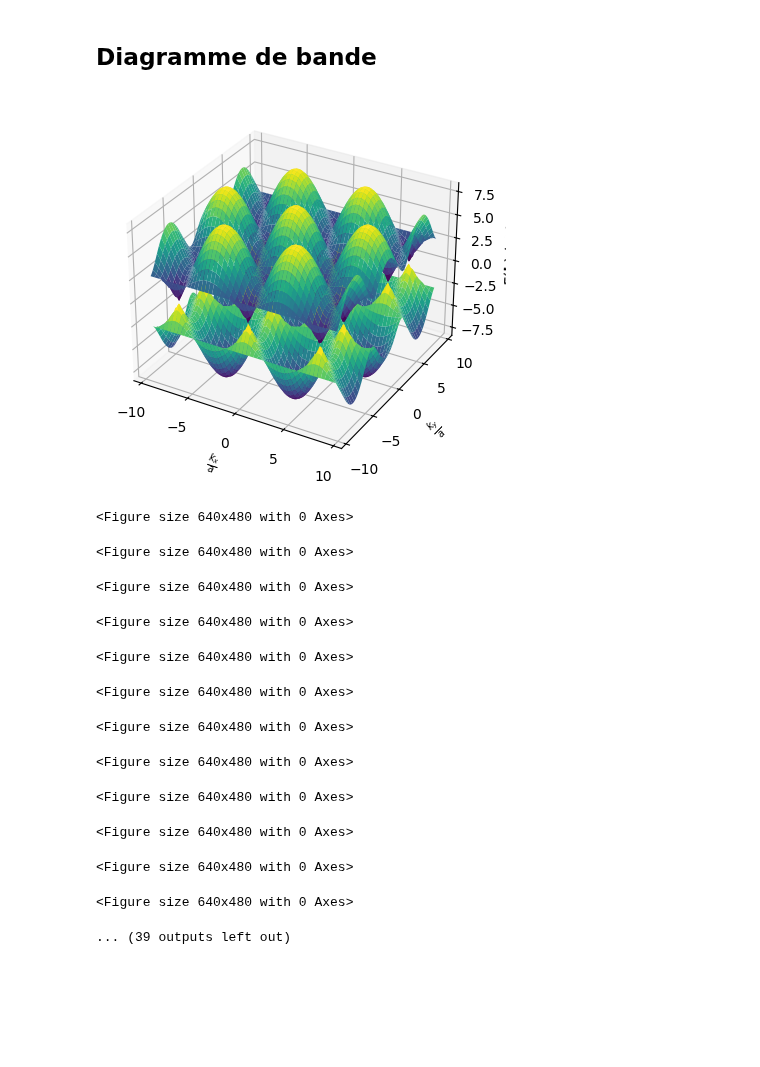
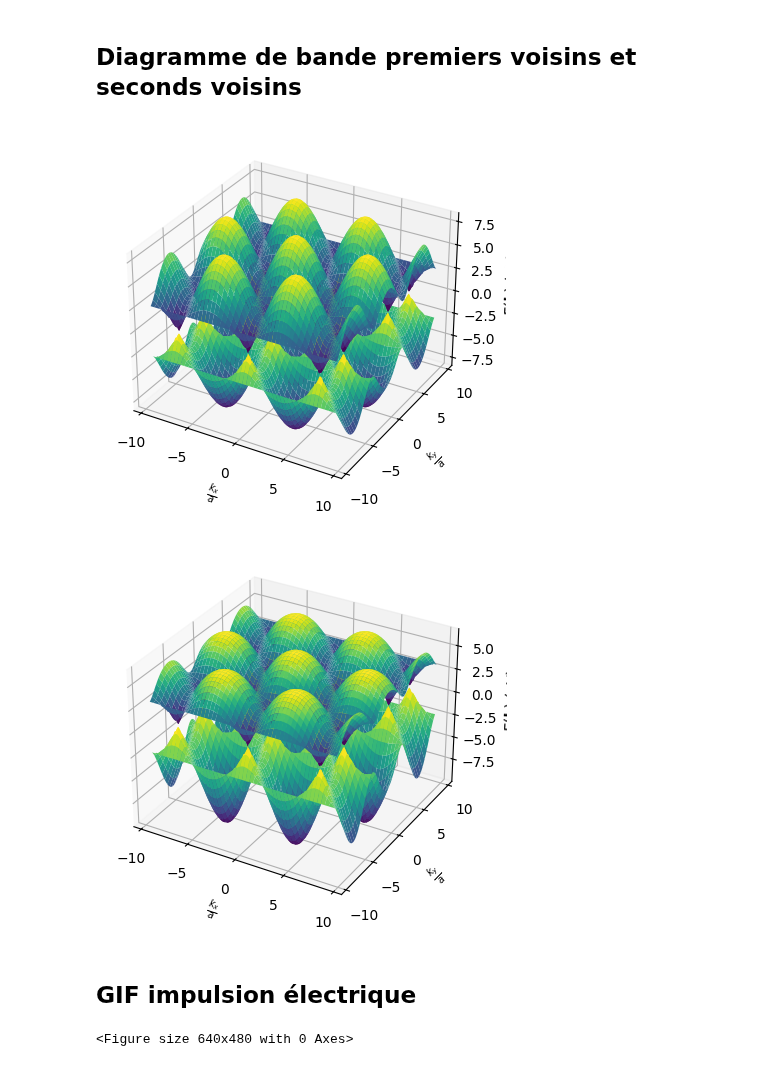
Before and after one commit to mldessu/projetsimu, a Jupyter notebook: Plan infini/plan_infini.ipynb, the cells around one changed output. Drawn from its saved outputs; the diff is of its cells as text; code cells hidden in the pictures; blank space fills up the shorter version.

```diff
--- a/Plan infini/plan_infini.ipynb
+++ b/Plan infini/plan_infini.ipynb
@@ -1,5 +1,5 @@
 # %% [markdown]
-## Diagramme de bande
+## Diagramme de bande premiers voisins et seconds voisins
 # %%
 import numpy as np
 import matplotlib.pyplot as plt
@@ -7,38 +7,59 @@ import matplotlib.pyplot as plt
 epsilon = 0
 a = 1 # Le paramètre de maille est donc l'unité de longueur
 a_0 = a / np.sqrt(3)  # Le paramètre de maille est donc l'unité de longueur
 t_hop = -2.7 # eV
+t_hop_prime = 0.1 * t_hop
 
 kx = np.linspace(-3*np.pi,3*np.pi,1000)
 ky = np.linspace(-3*np.pi,3*np.pi,1000)
 kx, ky = np.meshgrid(kx, ky)
 
 k = np.array([kx, ky])
-a1 = a_0 / 2 * np.array([3, np.sqrt(3)])
-a2 = a_0 / 2 * np.array([3, -np.sqrt(3)])
+a1 = a / 2 * np.array([np.sqrt(3), 1])
+a2 = a / 2 * np.array([np.sqrt(3), -1])
 
 dot_k_a1 = np.tensordot(k, a1, axes=(0, 0))
 dot_k_a2 = np.tensordot(k, a2, axes=(0, 0))
 dot_k_a2_a1 = np.tensordot(k, a2 - a1, axes=(0, 0))
 
+ ### Premiers voisins ###
 E_n = epsilon - t_hop * np.sqrt(3 + 2 * np.cos(dot_k_a2_a1) + 2 * np.cos(dot_k_a1) + 2 * np.cos(dot_k_a2))
 E_p = epsilon + t_hop * np.sqrt(3 + 2 * np.cos(dot_k_a2_a1) + 2 * np.cos(dot_k_a1) + 2 * np.cos(dot_k_a2))
 
 fig = plt.figure()
 ax = fig.add_subplot(111, projection='3d')
 
 ax.plot_surface(kx, ky, E_n, cmap='viridis')
 ax.plot_surface(kx, ky, E_p, cmap='viridis')
 ax.set_xlabel(r'$\frac{k_x}{a}$')
 ax.set_ylabel(r'$\frac{k_y}{a}$')
 ax.set_zlabel(r'E($\mathbf{k}$) (eV)')
 
 plt.show()
+
+### Second voisins ###
+E_n_2 = (epsilon + 2 * t_hop_prime * (np.cos(dot_k_a1) + np.cos(dot_k_a2) + np.cos(dot_k_a2_a1))) \
+        - t_hop * np.sqrt(3 + 2 * np.cos(dot_k_a2_a1) + 2 * np.cos(dot_k_a1) + 2 * np.cos(dot_k_a2))
+E_p_2 = (epsilon + 2 * t_hop_prime * (np.cos(dot_k_a1) + np.cos(dot_k_a2) + np.cos(dot_k_a2_a1))) \
+        + t_hop * np.sqrt(3 + 2 * np.cos(dot_k_a2_a1) + 2 * np.cos(dot_k_a1) + 2 * np.cos(dot_k_a2))
+
+fig = plt.figure()
+ax = fig.add_subplot(111, projection='3d')
+
+ax.plot_surface(kx, ky, E_n_2, cmap='viridis')
+ax.plot_surface(kx, ky, E_p_2, cmap='viridis')
+ax.set_xlabel(r'$\frac{k_x}{a}$')
+ax.set_ylabel(r'$\frac{k_y}{a}$')
+ax.set_zlabel(r'E($\mathbf{k}$) (eV)')
+
+plt.show()
 # %% [output]
 [figure]
+[figure, added]
+# %% [markdown]
+## GIF impulsion électrique
 # %%
 import numpy as np
-import scipy.fftpack
 
 epsilon = 0
 a = 1 # Le paramètre de maille est donc l'unité de longueur
@@ -49,15 +70,14 @@ time = np.linspace(0, 20e-15, 50)
 a1 = a / 2 * np.array([3, np.sqrt(3)])
 a2 = a / 2 * np.array([3, -np.sqrt(3)])
 
-# Define grid in k-space
-N = 300  # Number of points
-L = 300   # Domain size in real space
+N = 300  # Nombre de points
+L = 300   # Taille du domaine
 kx = 2 * np.pi * np.fft.fftfreq(N, d=L / N)
 ky = 2 * np.pi * np.fft.fftfreq(N, d=L / N)
 
 KX, KY = np.meshgrid(kx, ky)
 
-# Relation de disersion
+# Relation de dispersion
 t_hop = -2.7
 E_k_p = epsilon + t_hop * np.sqrt(3 + 2 * np.cos(KX * (a2 - a1)[0] + KY * (a2 - a1)[1]) + 2 * np.cos(KX * a1[0] + KY * a1[1]) + 2 * np.cos(KX * a2[0] + KY * a2[1]))
 E_k_n = epsilon - t_hop * np.sqrt(3 + 2 * np.cos(KX * (a2 - a1)[0] + KY * (a2 - a1)[1]) + 2 * np.cos(KX * a1[0] + KY * a1[1]) + 2 * np.cos(KX * a2[0] + KY * a2[1]))
@@ -65,10 +85,6 @@ E_k_n = epsilon - t_hop * np.sqrt(3 + 2 * np.cos(KX * (a2 - a1)[0] + KY * (a2 -
 def animate_from_jpgs(
     file_prefix, amount, filetype='.png', animation_name = 'animation.gif',
     fps=None, duration=None, delete = True):
-    '''
-    Vous pouvez changer les valeurs des variables en entrée pour avoir un
-    fichier avec le nom et les FPS que vous préférez.
-    '''
 
     import imageio.v2 as imageio
     import os
@@ -98,7 +114,7 @@ def animate_from_jpgs(
                 os.remove(file)
 
 
-# Compute time evolution factor
+# Opérateur d'évolution
 for i,t in enumerate(time):
     facteur_evolution_p = 1/np.sqrt(2) * np.exp(-1j * E_k_p * t / hbar)
     facteur_evolution_n = 1/np.sqrt(2) * np.exp(-1j * E_k_n * t / hbar)
@@ -121,7 +137,7 @@ for i,t in enumerate(time):
     densite_p = np.abs(psi_r_p)**2
     densite_n = np.abs(psi_r_n)**2
 
-    # Plot results
+    # Plot
     import matplotlib.pyplot as plt
     plt.imshow(densite_p, extent=[x.min(), x.max(), y.min(), y.max()])
     plt.colorbar(label="|ψ(r, t)|")
@@ -132,36 +148,11 @@ for i,t in enumerate(time):
     plt.savefig(f'wavefunction{i}.png')
     plt.clf()
 
-    x, y = np.meshgrid(x, y)
-
-    fig = plt.figure()
-    ax = fig.add_subplot(111, projection='3d')
-
-    ax.plot_surface(x, y, densite_p, cmap='viridis')
-    ax.plot_surface(x, y, densite_n, cmap='inferno')
-    ax.set_xlabel(r'$\frac{k_x}{a_0}$')
-    ax.set_ylabel(r'$\frac{k_y}{a_0}$')
-    ax.set_zlabel(r'E($\mathbf{k}$) (eV)')
-    ax.set_zlim(0, 0.1)
-    plt.savefig(f'wavefunctionnn{i}.png')
-    plt.clf()
 
 plt.show()
 plt.close()
 
-animate_from_jpgs('wavefunction', len(time), fps=5, animation_name='wavefunction.gif', delete=True)
-animate_from_jpgs('wavefunctionnn', len(time), fps=5, animation_name='wavefunctionnn.gif', delete=True)
+# Créer le gif
+animate_from_jpgs('wavefunction', len(time), fps=5, animation_name='wavefunction_NN_2D.gif', delete=True)
 # %% [output]
 <Figure size 640x480 with 0 Axes>
-<Figure size 640x480 with 0 Axes>
-<Figure size 640x480 with 0 Axes>
-<Figure size 640x480 with 0 Axes>
-<Figure size 640x480 with 0 Axes>
-<Figure size 640x480 with 0 Axes>
-<Figure size 640x480 with 0 Axes>
-<Figure size 640x480 with 0 Axes>
-<Figure size 640x480 with 0 Axes>
-<Figure size 640x480 with 0 Axes>
-<Figure size 640x480 with 0 Axes>
-<Figure size 640x480 with 0 Axes>
-... (39 outputs left out)
```
Also changed, not shown: parts of 6 cells of this notebook, 10 other files.
